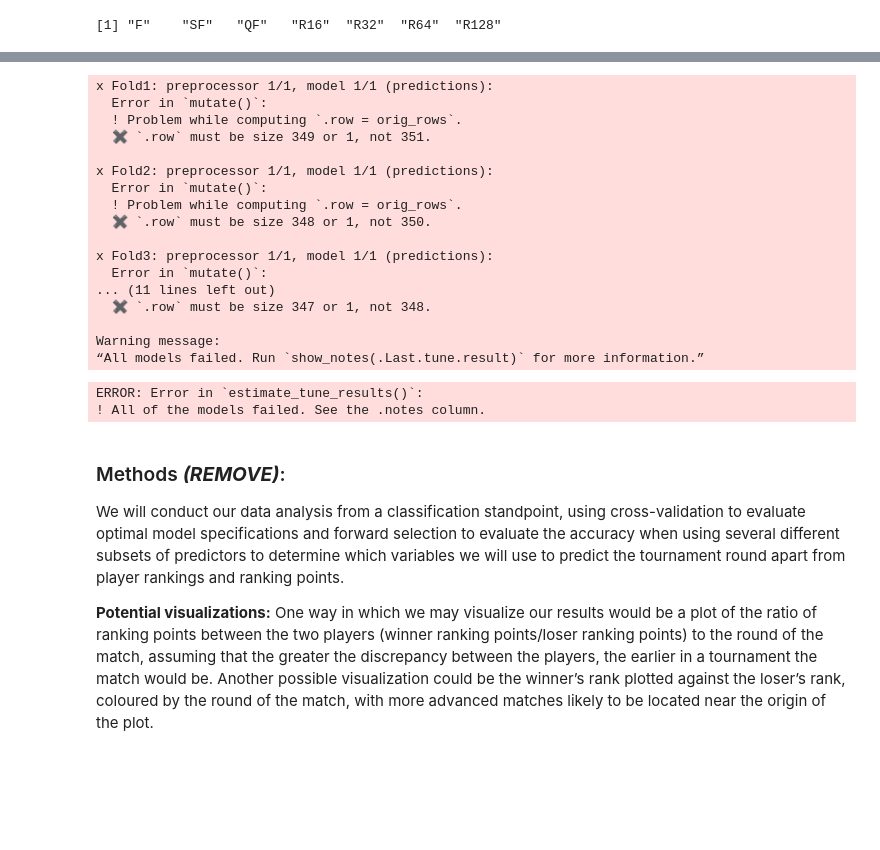
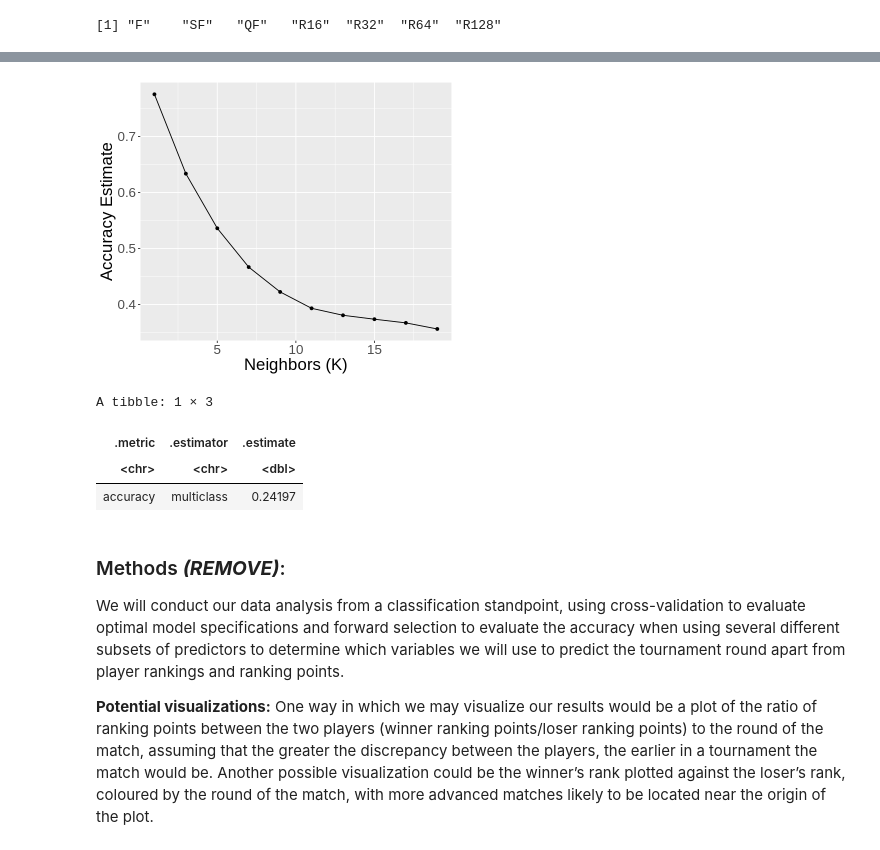
Before and after one commit to ben-westmore/dsci-100-2022w1-group-177, a Jupyter notebook: group177_report.ipynb, the cells around one changed output, grey strips where cells are left out. Drawn from its saved outputs; the diff is of its cells as text; code cells hidden in the pictures; blank space fills up the shorter version.

```diff
--- a/group177_report.ipynb
+++ b/group177_report.ipynb
@@ -292,55 +285,70 @@ ERROR: Error in `estimate_tune_results()`:
 # %%
 tennis_train_chosen_predictors <- upsampled_tennis |>
-    select(-w_df, -l_1stIn)
+    select(round, w_over_l_point_ratio, winner_rank_points, loser_rank_points, winner_rank, loser_rank)
 
 # PERFORMING CROSS-VALIDATION
+k_vals <- tibble(neighbors = seq(from = 1, to = 20, by = 2))
 
 tennis_cv_recipe <- recipe(round ~ ., data = tennis_train_chosen_predictors)
 
 tennis_cv_spec <- nearest_neighbor(weight_func = "rectangular", neighbors = tune()) |>
     set_engine("kknn") |>
     set_mode("classification")
 
 tennis_vfold <- vfold_cv(tennis_train_chosen_predictors, v = 5, strata = round)
 
 tennis_knn_results <- workflow() |>
     add_recipe(tennis_cv_recipe) |>
     add_model(tennis_cv_spec) |>
-    tune_grid(resamples = tennis_vfold, grid = 10) |>
+    tune_grid(resamples = tennis_vfold, grid = k_vals) |>
     collect_metrics()
 
 accuracies <- tennis_knn_results |>
     filter(.metric == "accuracy")
 
 options(repr.plot.height = 5, repr.plot.width = 6)
 
 cross_val_plot <- ggplot(accuracies, aes(x = neighbors, y = mean)) +
     geom_point() +
     geom_line() +
     labs(x = "Neighbors (K)", y = "Accuracy Estimate") +
     theme(text = element_text(size = 20))
 
 cross_val_plot
 # %% [output]
-x Fold1: preprocessor 1/1, model 1/1 (predictions):
-  Error in `mutate()`:
-  ! Problem while computing `.row = orig_rows`.
-  ✖ `.row` must be size 349 or 1, not 351.
-
-x Fold2: preprocessor 1/1, model 1/1 (predictions):
-  Error in `mutate()`:
-  ! Problem while computing `.row = orig_rows`.
-  ✖ `.row` must be size 348 or 1, not 350.
-
-x Fold3: preprocessor 1/1, model 1/1 (predictions):
-  Error in `mutate()`:
-... (11 lines left out)
-  ✖ `.row` must be size 347 or 1, not 348.
-
-Warning message:
-“All models failed. Run `show_notes(.Last.tune.result)` for more information.”
-ERROR: Error in `estimate_tune_results()`:
-! All of the models failed. See the .notes column.
+[figure, added]
+# %%
+best_k_spec <- nearest_neighbor(weight_func = "rectangular", neighbors = 1) |>
+    set_engine("kknn") |>
+    set_mode("classification")
+
+final_recipe <- recipe(round ~ winner_rank +
+                       winner_rank_points +
+                       loser_rank +
+                       loser_rank_points +
+                       w_over_l_point_ratio,
+                       data = tennis_train) |>
+    step_scale(all_predictors()) |>
+    step_center(all_predictors())
+
+best_k_fit <- workflow() |>
+    add_recipe(final_recipe) |>
+    add_model(best_k_spec) |>
+    fit(tennis_train)
+
+best_k_predictions <- predict(best_k_fit, tennis_test) |>
+    bind_cols(tennis_test)
+
+best_k_metrics <- best_k_predictions |>
+    metrics(truth = round, estimate = .pred_class) |>
+    filter(.metric == "accuracy")
+
+best_k_metrics
+# %% [output]
+A tibble: 1 × 3
+| .metric | .estimator | .estimate |
+| <chr> | <chr> | <dbl> |
+| accuracy | multiclass | 0.24197 |
 # %% [markdown]
 ### Methods ***(REMOVE)***:
 
```
Also changed, not shown: parts of 4 cells of this notebook.
